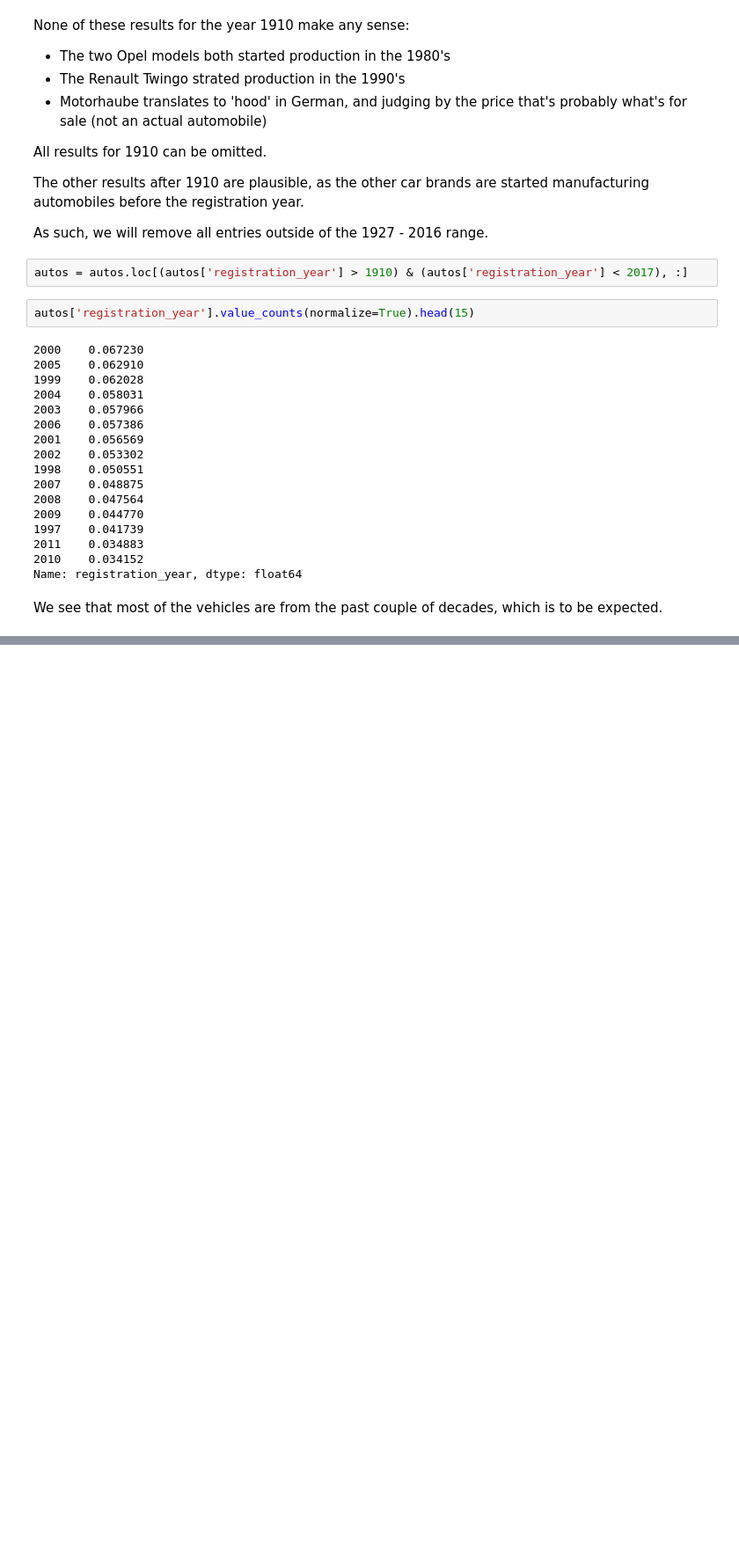
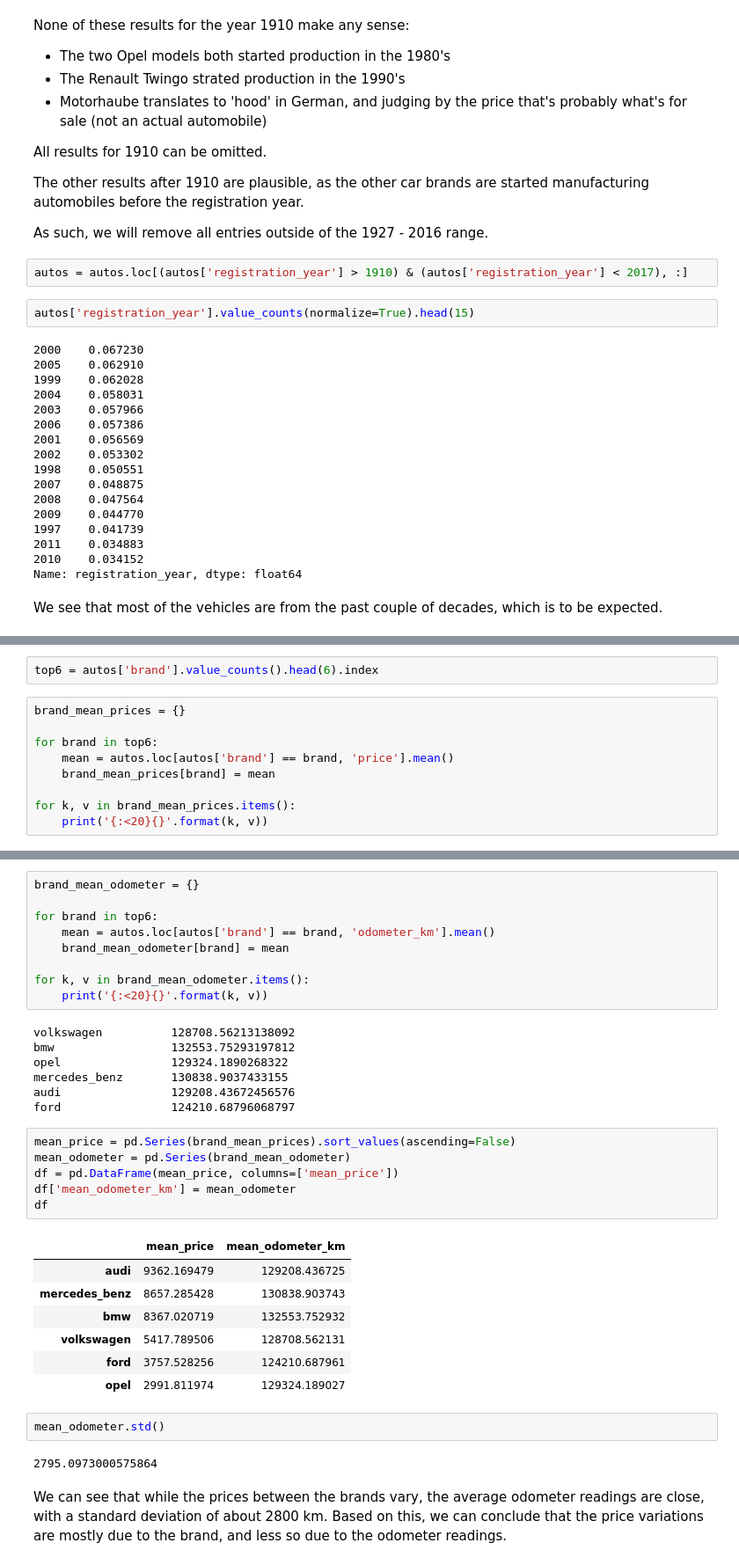
Before and after one commit to michaeljgallagher/ebay_car_sales, a Jupyter notebook: ebaycarsales.ipynb, the cells around one changed output, grey strips where cells are left out. Shown at 88% size. Drawn from its saved outputs; the diff is of its cells as text; blank space fills up the shorter version.

```diff
--- a/ebaycarsales.ipynb
+++ b/ebaycarsales.ipynb
@@ -408,0 +411,11 @@ Name: brand, dtype: int64
+# %%
+top6 = autos['brand'].value_counts().head(6).index
+# %%
+brand_mean_prices = {}
+
+for brand in top6:
+    mean = autos.loc[autos['brand'] == brand, 'price'].mean()
+    brand_mean_prices[brand] = mean
+
+for k, v in brand_mean_prices.items():
+    print('{:<20}{}'.format(k, v))
@@ -408,0 +437,36 @@ Name: brand, dtype: int64
+# %%
+brand_mean_odometer = {}
+
+for brand in top6:
+    mean = autos.loc[autos['brand'] == brand, 'odometer_km'].mean()
+    brand_mean_odometer[brand] = mean
+
+for k, v in brand_mean_odometer.items():
+    print('{:<20}{}'.format(k, v))
+# %% [output]
+volkswagen          128708.56213138092
+bmw                 132553.75293197812
+opel                129324.1890268322
+mercedes_benz       130838.9037433155
+audi                129208.43672456576
+ford                124210.68796068797
+# %%
+mean_price = pd.Series(brand_mean_prices).sort_values(ascending=False)
+mean_odometer = pd.Series(brand_mean_odometer)
+df = pd.DataFrame(mean_price, columns=['mean_price'])
+df['mean_odometer_km'] = mean_odometer
+df
+# %% [output]
+|  | mean_price | mean_odometer_km |
+| audi | 9362.169479 | 129208.436725 |
+| mercedes_benz | 8657.285428 | 130838.903743 |
+| bmw | 8367.020719 | 132553.752932 |
+| volkswagen | 5417.789506 | 128708.562131 |
+| ford | 3757.528256 | 124210.687961 |
+| opel | 2991.811974 | 129324.189027 |
+# %%
+mean_odometer.std()
+# %% [output]
+2795.0973000575864
+# %% [markdown]
+We can see that while the prices between the brands vary, the average odometer readings are close, with a standard deviation of about 2800 km. Based on this, we can conclude that the price variations are mostly due to the brand, and less so due to the odometer readings.
```
Also changed, not shown: parts of 5 cells of this notebook.
